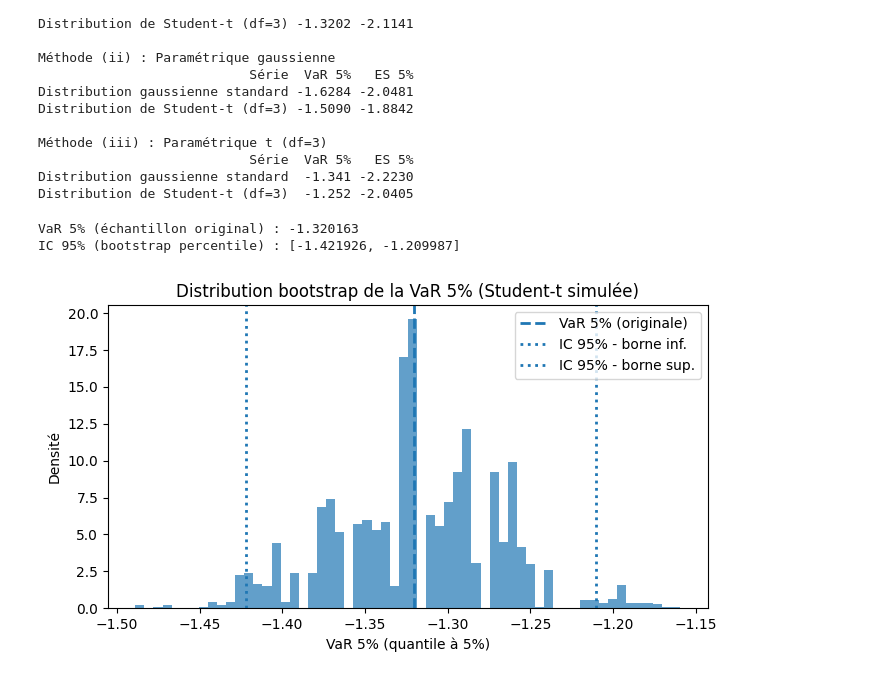
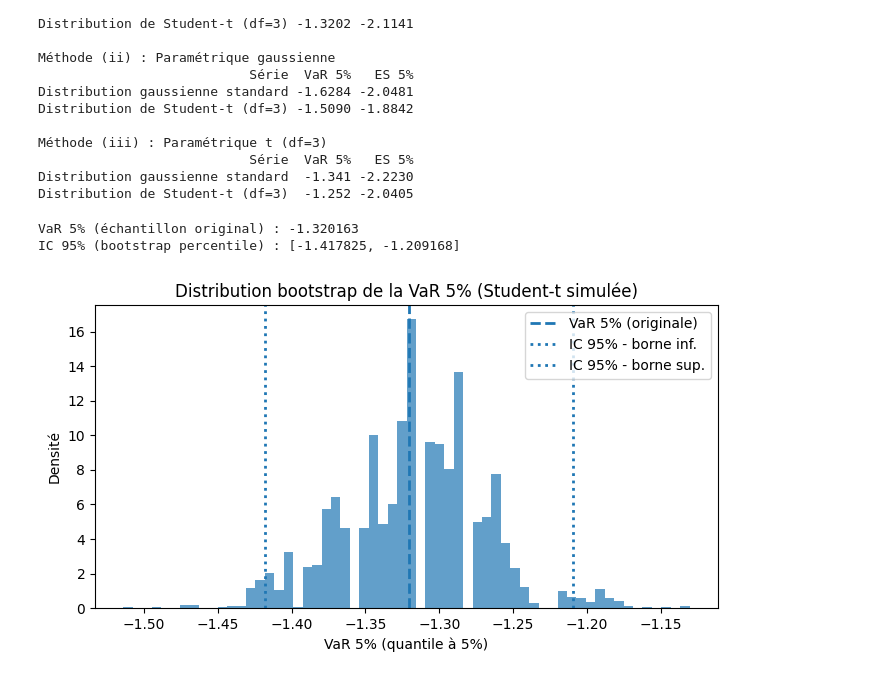
Before and after one commit to jeansimon18/Devoir-1-conom-trie, a Jupyter notebook: Probleme 3.ipynb, the cells around one changed output. Saved outputs shown, nothing was run; the diff lists cells and outputs as text; code cells hidden in the pictures.

```diff
--- a/Probleme 3.ipynb
+++ b/Probleme 3.ipynb
@@ -183,39 +183,39 @@ import matplotlib.pyplot as plt
 
 alpha = 0.05          # niveau de VaR (queue gauche)
 B = 2500            # nombre de rééchantillonnages
-rng = np.random.default_rng(11)  # graine pour reproductibilité
+rng = np.random.default_rng(1)  # graine pour reproductibilité
 
 # On réutilise le 'returns_t_scaled' de la partie a.
 x = returns_t_scaled
 n = x.size
 
 # 1) VaR empirique sur l'échantillon original
 var_hat = np.quantile(x, alpha)
 
 # 2) Bootstrap (rééchantillonnage avec remise): On échantillonne des indices, puis on calcule la VaR 5% sur chaque pseudo-échantillon.
 idx = rng.integers(low=0, high=n, size=(B, n))
 x_boot = x[idx]                                    # shape (B, n)
 var_boot = np.quantile(x_boot, alpha, axis=1)      # shape (B,)
 
 # 3) Intervalle de confiance 95% (méthode percentile)
 ci_low, ci_high = np.percentile(var_boot, [2.5, 97.5])
 
 print(f"VaR 5% (échantillon original) : {var_hat:.6f}")
 print(f"IC 95% (bootstrap percentile) : [{ci_low:.6f}, {ci_high:.6f}]")
 
 # 4) Tracé de la distribution bootstrap
 plt.figure(figsize=(7,4))
 plt.hist(var_boot, bins=60, density=True, alpha=0.7)
 plt.axvline(var_hat, linestyle="--", linewidth=2, label="VaR 5% (originale)")
 plt.axvline(ci_low, linestyle=":", linewidth=2, label="IC 95% - borne inf.")
 plt.axvline(ci_high, linestyle=":", linewidth=2, label="IC 95% - borne sup.")
 plt.title("Distribution bootstrap de la VaR 5% (Student-t simulée)")
 plt.xlabel("VaR 5% (quantile à 5%)")
 plt.ylabel("Densité")
 plt.legend()
 plt.tight_layout()
 plt.show()
 # %% [output]
 VaR 5% (échantillon original) : -1.320163
-IC 95% (bootstrap percentile) : [-1.421926, -1.209987]
+IC 95% (bootstrap percentile) : [-1.417825, -1.209168]
-[figure, old version]
+[figure, new version]
```
